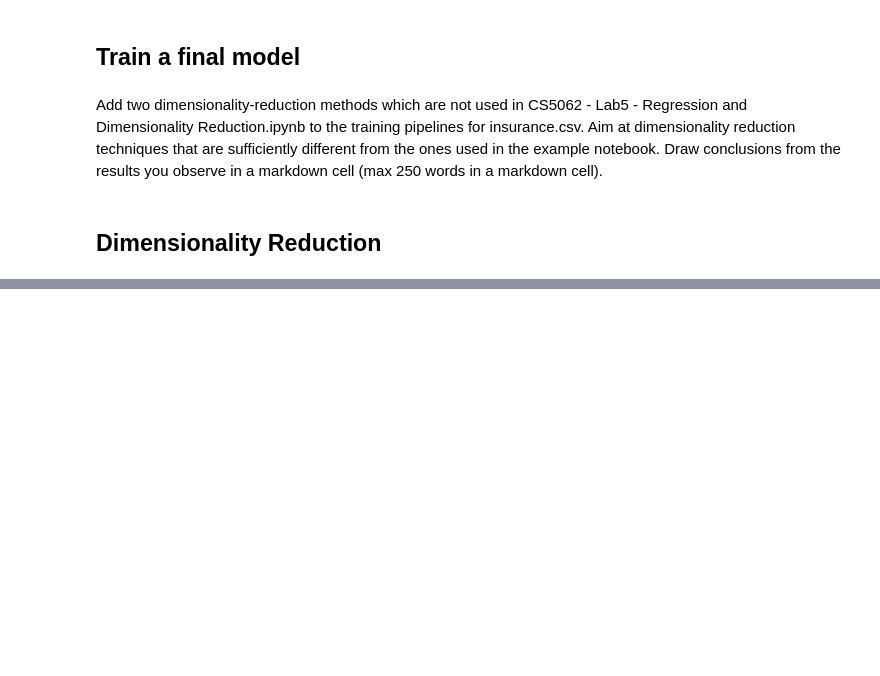
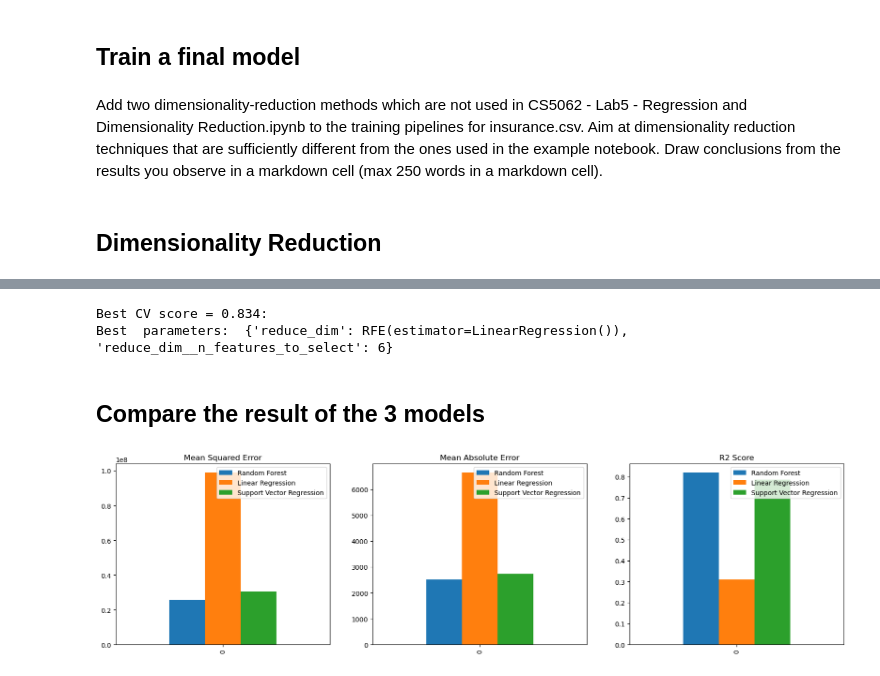
Before and after one commit to M-Byte480/Data-Mining-Assignments, a Jupyter notebook: lab5/Lab5.ipynb, the cells around one changed output, grey strips where cells are left out. Saved outputs shown, nothing was run; the diff lists cells and outputs as text; code cells hidden in the pictures; blank space fills up the shorter version.

```diff
--- a/lab5/Lab5.ipynb
+++ b/lab5/Lab5.ipynb
@@ -411,0 +495,10 @@ print("Best parameters: ", search.best_params_)
+# %%
+pipe = Pipeline(steps=[('preprocess', preprocess_pipeline),
+                       ('reduce_dim', 'passthrough'),
+                       ('ttr', TransformedTargetRegressor(
+                           regressor=LinearRegression(),
+                           func=np.log,
+                           inverse_func=np.exp)
+                        )
+                       ]
+                )
@@ -411,0 +542,68 @@ print("Best parameters: ", search.best_params_)
+# %%
+pipe = Pipeline(steps=[('preprocess', preprocess_pipeline),
+                       ('reduce_dim', 'passthrough'),
+                       ('ttr', TransformedTargetRegressor(
+                           regressor=SVR(),
+                           func=np.log,
+                           inverse_func=np.exp)
+                        )
+                       ]
+                )
+# %%
+N_FEATURES_OPTIONS = [2, 6, 8]
+KERNEL_OPTIONS = ['linear', 'poly', 'rbf', 'sigmoid']
+
+param_grid = [
+    {
+        'reduce_dim': [PCA(iterated_power=7)],
+        'reduce_dim__n_components': N_FEATURES_OPTIONS,
+        'reduce_dim__whiten': [True, False]
+    },
+    {
+        'reduce_dim': [RFE(svm.SVR(kernel='linear', gamma='auto')), RFE(LinearRegression())],
+        'reduce_dim__n_features_to_select': N_FEATURES_OPTIONS,
+    },
+    {
+        'reduce_dim': [GaussianRandomProjection()],
+        'reduce_dim__n_components': N_FEATURES_OPTIONS,
+        'reduce_dim__eps': [0.1, 0.2, 0.3]
+    },
+    {
+        'reduce_dim': [FeatureAgglomeration()],
+        'reduce_dim__n_clusters': N_FEATURES_OPTIONS,
+        'reduce_dim__linkage': ['ward', 'complete', 'average']
+    }
+]
+
+search = GridSearchCV(pipe, param_grid, n_jobs=-1, cv=5, refit=True)
+search.fit(X_train, y_train)
+print("Best CV score = %0.3f:" % search.best_score_)
+print("Best  parameters: ", search.best_params_)
+
+reduced_SVR_best_params = search.best_params_
+reduced_SVR_best_model = search.best_estimator_
+# %% [output]
+Best CV score = 0.834:
+Best  parameters:  {'reduce_dim': RFE(estimator=LinearRegression()), 'reduce_dim__n_features_to_select': 6}
+# %% [markdown]
+## Compare the result of the 3 models
+# %%
+RF_mse, RF_mae, RF_r2 = evaluate_model(X_test, y_test, reduced_RF_best_model)
+LR_mse, LR_mae, LR_r2 = evaluate_model(X_test, y_test, reduced_LR_best_model)
+SVR_mse, SVR_mae, SVR_r2 = evaluate_model(X_test, y_test, reduced_SVR_best_model)
+# %%
+df_mse = pd.DataFrame(
+    {'Random Forest': [RF_mse], 'Linear Regression': [LR_mse], 'Support Vector Regression': [SVR_mse]})
+df_mae = pd.DataFrame(
+    {'Random Forest': [RF_mae], 'Linear Regression': [LR_mae], 'Support Vector Regression': [SVR_mae]})
+df_r2 = pd.DataFrame({'Random Forest': [RF_r2], 'Linear Regression': [LR_r2], 'Support Vector Regression': [SVR_r2]})
+
+fig, ax = plt.subplots(1, 3, figsize=(20, 5))
+
+df_mse.plot(kind='bar', ax=ax[0], title='Mean Squared Error')
+df_mae.plot(kind='bar', ax=ax[1], title='Mean Absolute Error')
+df_r2.plot(kind='bar', ax=ax[2], title='R2 Score')
+
+plt.show()
+# %% [output]
+[figure, added]
```
Also changed, not shown: parts of 40 cells of this notebook, 2 other files.
